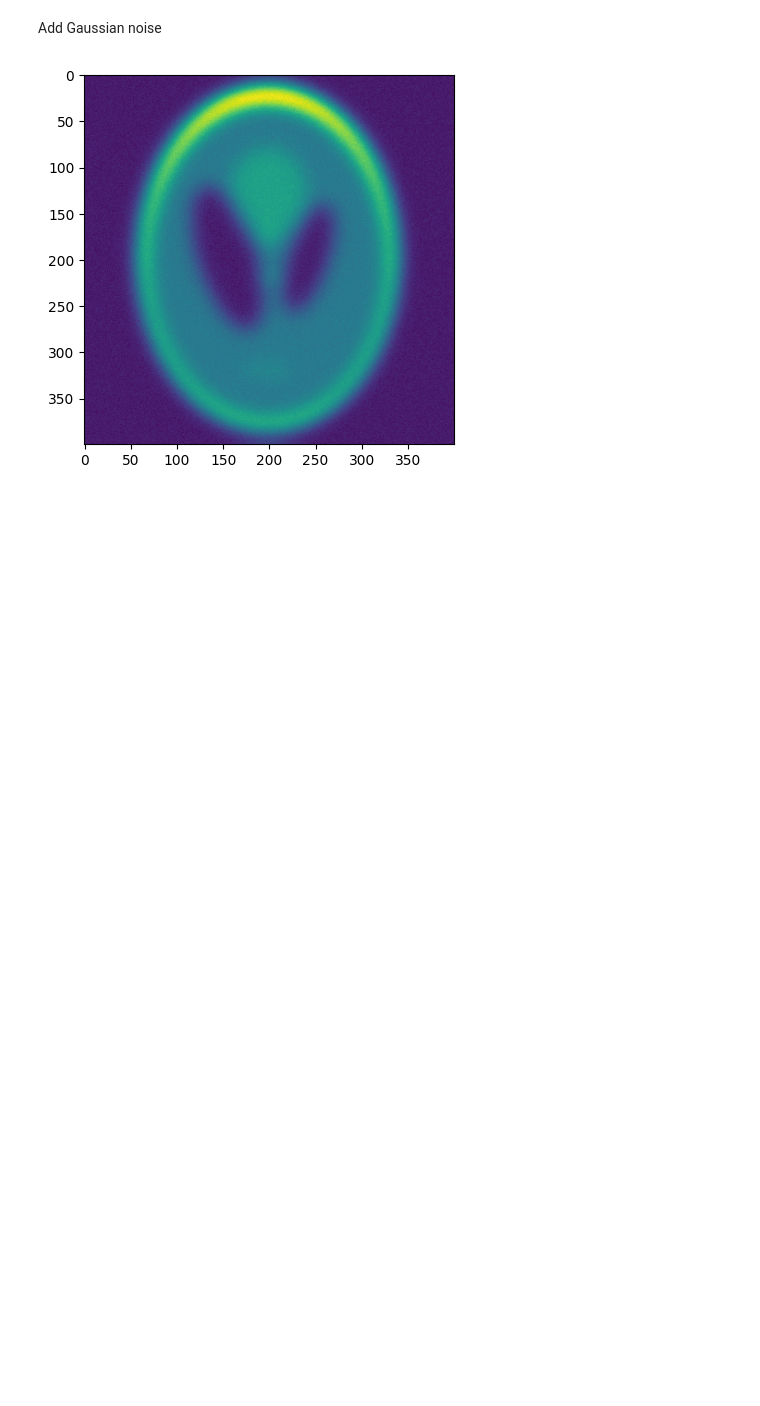
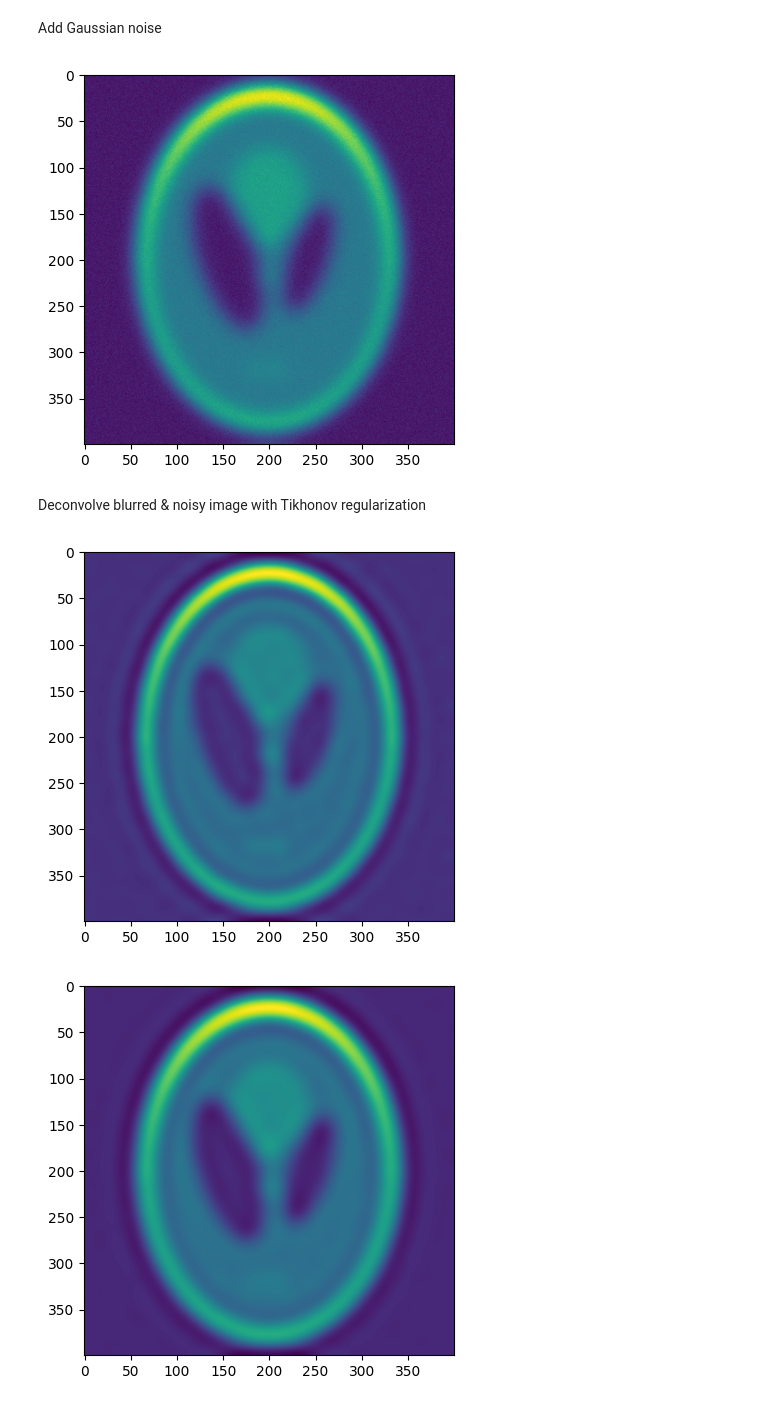
Before and after one commit to cassandra-t-ye/6.c27-Final-Project, a Jupyter notebook: ComputationalPSFandNoise.ipynb, the cells around one changed output. Saved outputs shown, nothing was run; the diff lists cells and outputs as text; code cells hidden in the pictures; blank space fills up the shorter version.

```diff
--- a/ComputationalPSFandNoise.ipynb
+++ b/ComputationalPSFandNoise.ipynb
@@ -93,3 +87,49 @@ plt.imshow(blur_noisy_img)
 plt.show()
 # %% [output]
 [figure]
+# %% [markdown]
+Deconvolve blurred & noisy image with Tikhonov regularization
+# %%
+def tikhonov(f, H, lam=0.1):
+    """
+    Perform Tikhonov regularization.
+
+    Parameters:
+    - f (torch.Tensor): 2D tensor representing the object.
+    - H (torch.Tensor): 2D tensor representing the PSF.
+
+    Returns:
+    - torch.Tensor: 2D tensor representing the deconvolved image.
+    """
+    # Perform FFT of the object
+    F = (torch.fft.fft2(f))
+
+    # Perform FFT of the PSF (pupil function)
+    H = (torch.fft.fft2(H))
+
+    # Implement Tikhonov regularization
+    # Fhat = F*torch.conj(H)/(torch.conj(H)*H+2*lam)
+    # fhat = torch.fft.fftshift(torch.fft.ifft2(Fhat))
+    Fhat = (torch.conj(H)*F)/ (torch.square(torch.abs(H))+lam)
+    fhat = torch.real((torch.fft.ifftshift(torch.fft.ifft2(Fhat), dim=(-2, -1))))
+
+    return fhat
+# %%
+tik_img = tikhonov(blur_noisy_img,psf,lam=0.01)
+plt.imshow(tik_img)
+plt.show()
+
+tik_img = tikhonov(blur_noisy_img,psf,lam=0.05)
+plt.imshow(tik_img)
+plt.show()
+
+tik_img = tikhonov(blur_noisy_img,psf,lam=0.1)
+plt.imshow(tik_img)
+plt.show()
+
+tik_img = tikhonov(blur_noisy_img,psf,lam=0.5)
+plt.imshow(tik_img)
+plt.show()
+# %% [output]
+[figure, added]
+[figure, added]
```
Also changed, not shown: parts of 2 cells of this notebook.
